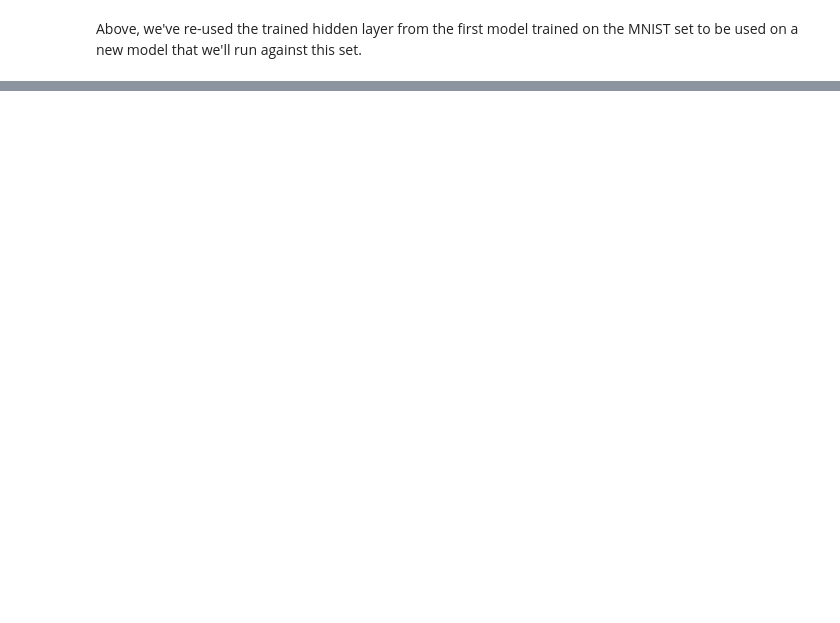
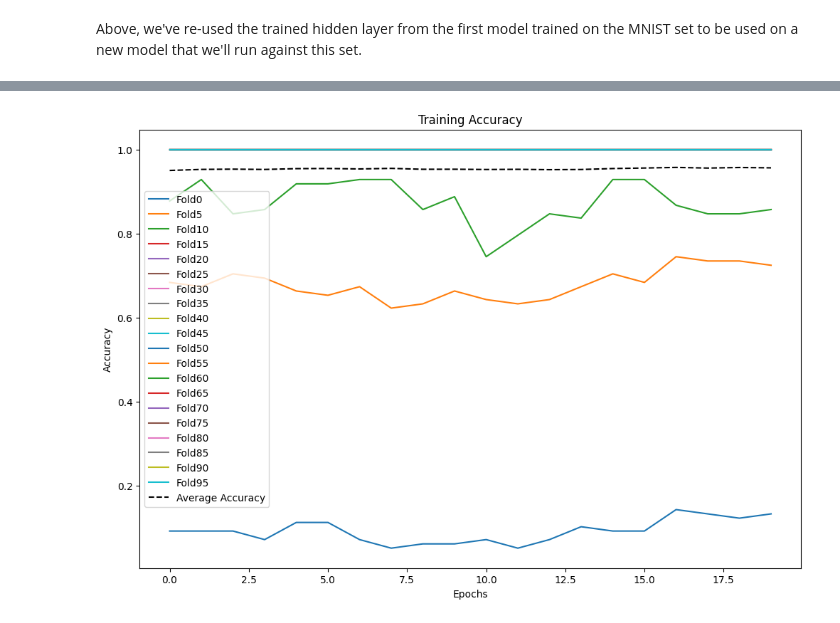
Before and after one commit to QuantumPickleJar/ImageTraining-A4, a Jupyter notebook: MNist-custom.ipynb, the cells around one changed output, grey strips where cells are left out. Cells and saved outputs as stored; diff of their text form; code cells hidden in the pictures; blank space fills up the shorter version.

```diff
--- a/MNist-custom.ipynb
+++ b/MNist-custom.ipynb
@@ -570,17 +608,2 @@ N Occurences: [6 8 7 5 8 7 3 6 7 9]
 # %% [markdown]
 Above, we've re-used the trained hidden layer from the first model trained on the MNIST set to be used on a new model that we'll run against this set.
-# %%
-from keras.layers import Input
-model = keras.models.load_model('mnist_model.h5')
-
-model.trainable = False;
-
-X_cust_train_flattened = np.reshape(X_cust_train, (X_cust_train.shape[0], 28,28,1))
-
-refined_model = keras.models.Sequential([
-    keras.layers.Flatten(input_shape=(28,28,1)),
-    hidden1,
-    keras.layers.Dense(150, activation='relu'),
-    keras.layers.Dense(80, activation='relu'),
-    keras.layers.Dense(10, activation='softmax'),
-])
@@ -719,0 +698,3 @@ print(gray)
+# %%
+# reset the model to the unbiased copy
+refined_model = deepcopy(unfit_refined_model)
@@ -719,0 +821,26 @@ print(gray)
+# %%
+import math
+
+# Plot the training and validation loss
+plt.figure(figsize=(12, 8))
+plt.xlabel('Epochs')
+plt.ylabel('Accuracy')
+
+fold_step = 5  # Display every 5th fold
+fold_range = range(0, len(accuracies), fold_step)
+
+for fold in fold_range:
+    fold_accuracy = history[fold].history['sparse_categorical_accuracy']
+    fold_epochs = range(fold * epochs, (fold) * epochs)
+    plt.plot(range(epochs), fold_accuracy, label=f'Fold{fold}')
+
+plt.title('Training Accuracy')
+
+# Calculate the average accuracy across all folds
+average_accuracy = np.mean([history[fold].history['sparse_categorical_accuracy'] for fold in range(len(losses))], axis=0)
+plt.plot(range(epochs), average_accuracy, label='Average Accuracy', color='black', linestyle='--')
+
+plt.legend()
+plt.show()
+# %% [output]
+[figure, added]
```
Also changed, not shown: parts of 55 cells of this notebook, 2 other files.
